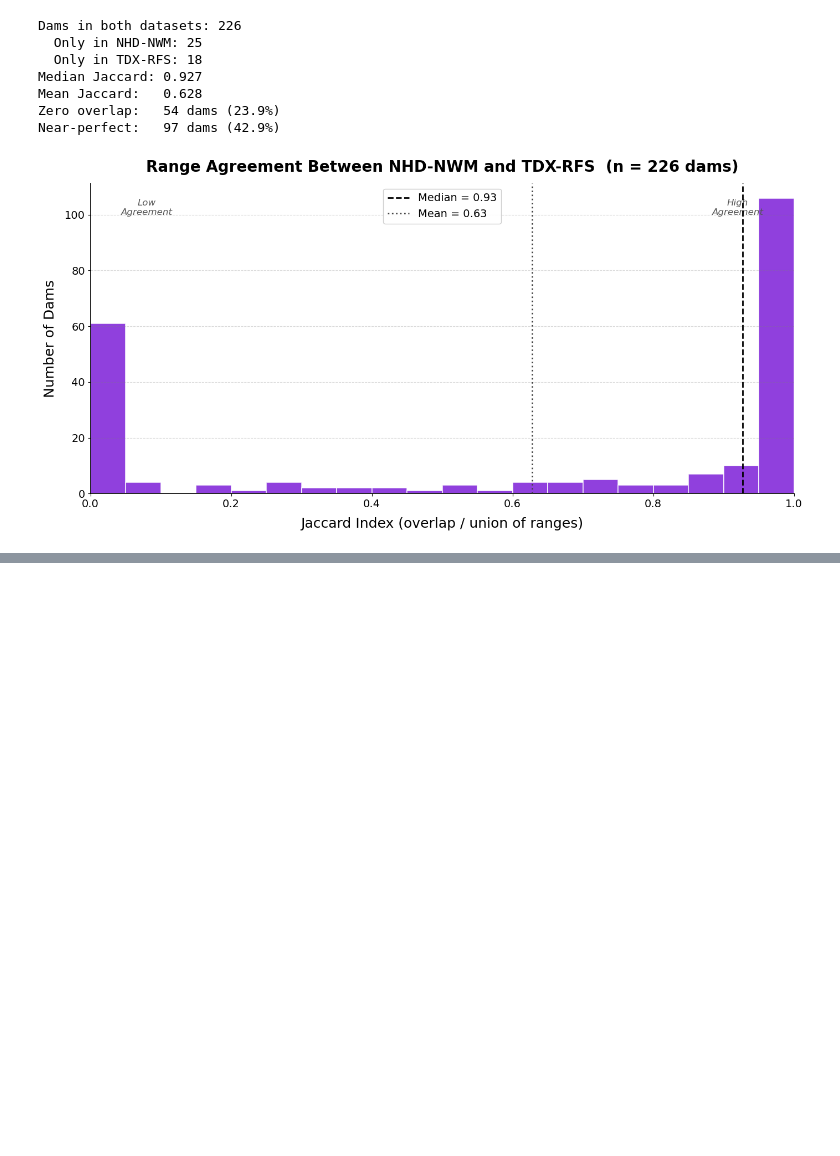
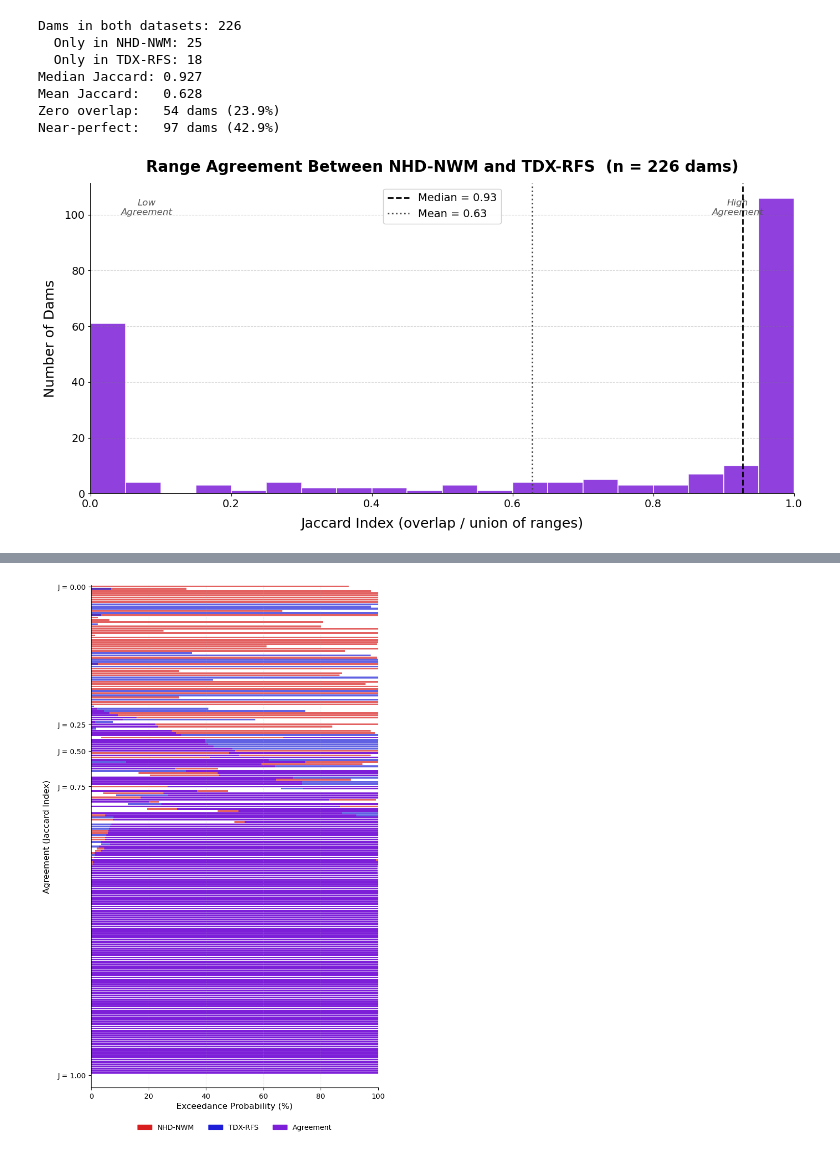
Before and after one commit to ktquint/lhd-processor, a Jupyter notebook: notebooks/summary_stats.ipynb, the cells around one changed output, grey strips where cells are left out. Drawn from its saved outputs; the diff is of its cells as text; code cells hidden in the pictures; blank space fills up the shorter version.

Commit message:
added more summary stats and figures for thesis defense

```diff
--- a/notebooks/summary_stats.ipynb
+++ b/notebooks/summary_stats.ipynb
@@ -1337,7 +1480,7 @@ for label, sheet_name in sheet_mapping.items():
     widths[label] = agg['width']
 
 bins = list(range(0, 101, 10))
-bin_labels = [f"{b}﷿﷿﷿﷿﷿﷿﷿﷿﷿{b+10}%" for b in range(0, 100, 10)]
+bin_labels = [f"{b}﷿﷿﷿﷿﷿﷿﷿﷿﷿﷿﷿﷿﷿﷿﷿﷿﷿﷿﷿﷿﷿﷿﷿﷿﷿﷿﷿{b+10}%" for b in range(0, 100, 10)]
 
 table_data = {'FDC Danger Band Width': bin_labels}
 for label, w in widths.items():
@@ -1392,7 +1535,7 @@ for label, sheet_name in sheet_mapping.items():
     widths[label] = agg['width']
 
 bins = list(range(0, 101, 10))
-bin_labels = [f"{b}﷿﷿﷿﷿﷿﷿﷿﷿﷿{b+10}%" for b in range(0, 100, 10)]
+bin_labels = [f"{b}﷿﷿﷿﷿﷿﷿﷿﷿﷿﷿﷿﷿﷿﷿﷿﷿﷿﷿﷿﷿﷿﷿﷿﷿﷿﷿﷿{b+10}%" for b in range(0, 100, 10)]
 
 table_data = {'FDC Danger Band Width': bin_labels}
 for label, w in widths.items():
@@ -1403,7 +1546,7 @@ for label, w in widths.items():
     table_data[f"% of Total ({label})"] = [f"{c/total*100:.1f}%" for c in counts]
 
 table = pd.DataFrame(table_data)
-table = table[table['FDC Danger Band Width'] != '0﷿﷿﷿﷿﷿﷿﷿﷿﷿10%']
+table = table[table['FDC Danger Band Width'] != '0﷿﷿﷿﷿﷿﷿﷿﷿﷿﷿﷿﷿﷿﷿﷿﷿﷿﷿﷿﷿﷿﷿﷿﷿﷿﷿﷿10%']
 print(table.to_string(index=False))
 
 print()
@@ -1698,0 +1958,94 @@ Near-perfect:   97 dams (42.9%)
+# %%
+import pandas as pd
+import matplotlib.pyplot as plt
+import numpy as np
+import matplotlib.patches as mpatches
+
+# 1. Configuration & Data Loading
+file_path = '/Volumes/KenDrive/lhd_testing/lhd_database_50.xlsx'
+sheet_mapping = {"NHD-NWM": "CrossSectionsNHDNWM", "TDX-RFS": "CrossSectionsTDXGEO"}
+processed_data = {}
+
+for display_name, sheet_name in sheet_mapping.items():
+    try:
+        df = pd.read_excel(file_path, sheet_name=sheet_name).dropna(subset=['prob_min', 'prob_max'])
+        processed_data[display_name] = df.groupby('site_id').agg({'prob_max': 'min', 'prob_min': 'max'}).reset_index()
+    except Exception as e: print(f"Error: {e}")
+
+labels = list(processed_data.keys())
+ranges = {l: {r['site_id']: (r['prob_max'], r['prob_min']) for _, r in df.iterrows()} for l, df in processed_data.items()}
+
+# 2. Compute Agreement and Sort
+common_sites = set(ranges[labels[0]].keys()) & set(ranges[labels[1]].keys())
+site_stats = []
+
+for sid in common_sites:
+    low_a, high_a = ranges[labels[0]][sid]
+    low_b, high_b = ranges[labels[1]][sid]
+    inter = max(0, min(high_a, high_b) - max(low_a, low_b))
+    union = (high_a - low_a) + (high_b - low_b) - inter
+    jaccard = (inter / union) if union > 0 else 1.0
+    site_stats.append({'sid': sid, 'jaccard': jaccard, 'r_a': (low_a, high_a), 'r_b': (low_b, high_b)})
+
+# Sort by Jaccard (0 at top, 1 at bottom)
+site_stats = sorted(site_stats, key=lambda x: x['jaccard'])
+n_dams = len(site_stats)
+
+# 3. Create Figure
+fig, ax = plt.subplots(figsize=(7, 11))
+fig.patch.set_facecolor('white')
+
+color_a, color_b, color_overlap = '#d81e1e', '#1e1ed8', '#7d1ed8'
+bar_height = 0.8
+
+for i, data in enumerate(site_stats):
+    low_a, high_a = data['r_a']
+    low_b, high_b = data['r_b']
+
+    # Plot individual datasets
+    ax.barh(i, high_a - low_a, left=low_a, height=bar_height, color=color_a, alpha=0.7, edgecolor='none')
+    ax.barh(i, high_b - low_b, left=low_b, height=bar_height, color=color_b, alpha=0.7, edgecolor='none')
+
+    # Plot Overlap
+    low_overlap, high_overlap = max(low_a, low_b), min(high_a, high_b)
+    if high_overlap > low_overlap:
+        ax.barh(i, high_overlap - low_overlap, left=low_overlap, height=bar_height, color=color_overlap)
+
+# 4. Handle Y-Axis Jaccard Labels
+# We pick a few specific Jaccard values to label so the axis isn't crowded
+target_values = [0.0, 0.25, 0.5, 0.75, 1.0]
+tick_indices = []
+tick_labels = []
+
+for val in target_values:
+    # Find the row index where the Jaccard value is closest to our target
+    closest_idx = min(range(len(site_stats)), key=lambda i: abs(site_stats[i]['jaccard'] - val))
+    tick_indices.append(closest_idx)
+    tick_labels.append(f"J = {val:.2f}")
+
+ax.set_yticks(tick_indices)
+ax.set_yticklabels(tick_labels, fontsize=10)
+ax.set_ylabel('Agreement (Jaccard Index)', fontsize=12, labelpad=10)
+
+# Styling
+ax.set_ylim(-0.5, n_dams - 0.5)
+ax.set_xlim(0, 100)
+ax.invert_yaxis() # 0 agreement at top
+ax.set_xlabel('Exceedance Probability (%)', fontsize=12)
+ax.grid(axis='x', linestyle='--', alpha=0.3)
+
+# Clean up spines
+for s in ['top', 'right']: ax.spines[s].set_visible(False)
+
+# Legend
+legend_handles = [
+    mpatches.Patch(color=color_a, label=labels[0]),
+    mpatches.Patch(color=color_b, label=labels[1]),
+    mpatches.Patch(color=color_overlap, label='Agreement')
+]
+ax.legend(handles=legend_handles, loc='upper center', bbox_to_anchor=(0.5, -0.06), ncol=3, frameon=False)
+
+plt.tight_layout()
+plt.show()
+# %% [output]
+[figure, added]
```
Also changed, not shown: parts of 6 cells of this notebook.
